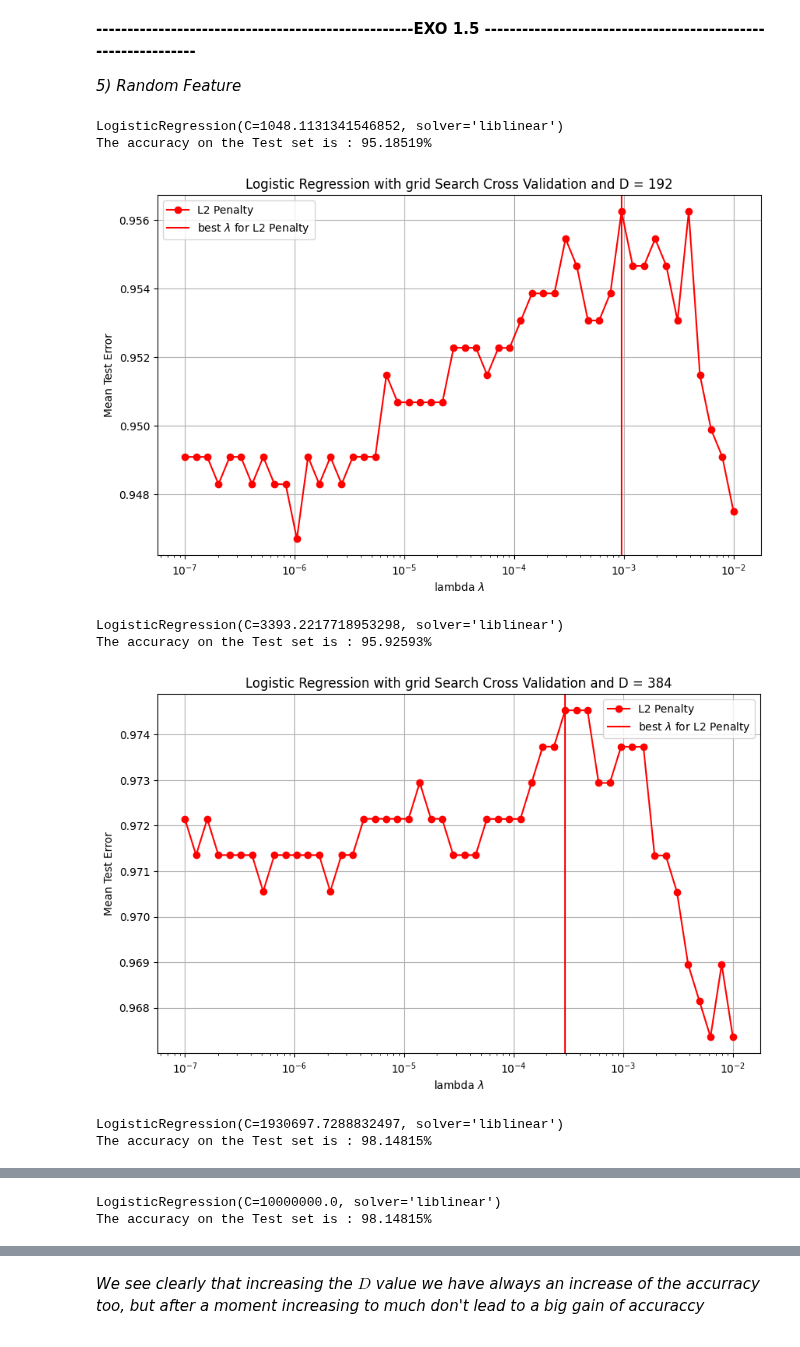
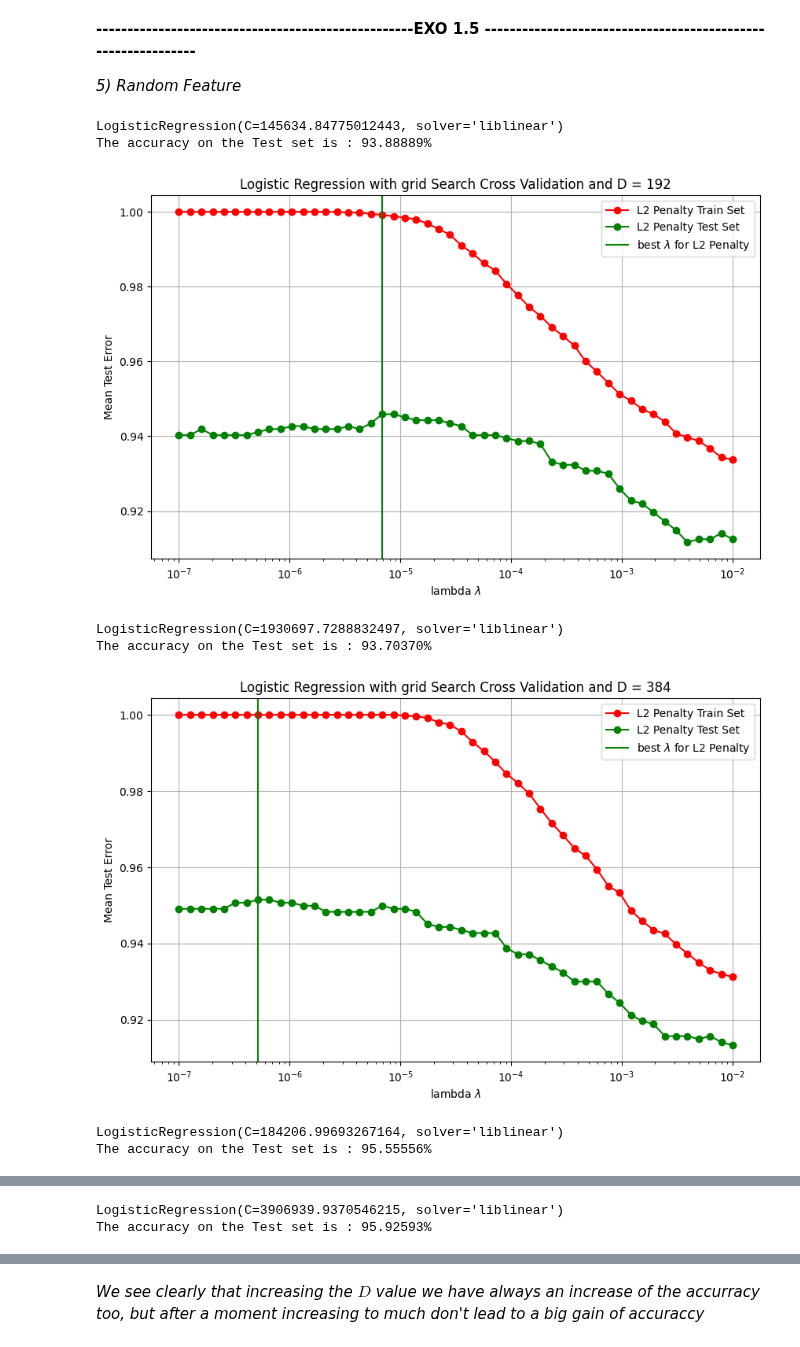
Before and after one commit to fpalmisa/FundamentalLearningEPFL, a Jupyter notebook: Homework 2/Homework2.ipynb, the cells around one changed output, grey strips where cells are left out. Drawn from its saved outputs; the diff is of its cells as text; code cells hidden in the pictures.

```diff
--- a/Homework 2/Homework2.ipynb
+++ b/Homework 2/Homework2.ipynb
@@ -146,17 +157,29 @@ The accuracy on the Test set is : 90.55556%
 # %%
 mean_test_l1 = cv_logregl1.cv_results_['mean_test_score']
+mean_train_l1 = grid_result.cv_results_['mean_train_score']
 mean_test_l2 = cv_logregl2.cv_results_['mean_test_score']
+mean_train_l2 = cv_logregl2.cv_results_['mean_train_score']
 
 lambda_ = np.logspace(-1,4,nbre_step)
 plt.figure(figsize= (10,6))
-plt.semilogx(lambda_, mean_test_l1, label='L1 Penalty', color = 'blue', marker = 'o')
-plt.semilogx(lambda_, mean_test_l2, label='L2 Penalty',  color = 'red', marker = 'o')
-plt.axvline(1/cv_logregl1.best_params_['C'], color = 'blue', label = 'best $\lambda$ for L1 Penalty')
-plt.axvline(1/cv_logregl2.best_params_['C'], color = 'red', label = 'best $\lambda$ for L2 Penalty')
+plt.semilogx(lambda_, mean_test_l1, label='L1 Test Set Error', color = 'green', marker = 'o')
+plt.semilogx(lambda_, mean_train_l1, label='L1 Train Set Error', color = 'red', marker = 'o')
+plt.axvline(1/cv_logregl1.best_params_['C'], color = 'green', label = 'best $\lambda$ for L1 Penalty')
 plt.xlabel('lambda $\lambda$')
 plt.ylabel('Mean Test Error')
 plt.legend()
 plt.title('Logistic Regression with grid Search Cross Validation')
 plt.grid()
 plt.show()
+
+plt.figure(figsize= (10,6))
+plt.semilogx(lambda_, mean_test_l2, label='L2 Test Set Error',  color = 'green', marker = 'o')
+plt.semilogx(lambda_, mean_train_l2, label='L2 Train Set Error',  color = 'red', marker = 'o')
+plt.axvline(1/cv_logregl2.best_params_['C'], color = 'green', label = 'best $\lambda$ for L2 Penalty')
+plt.xlabel('lambda $\lambda$')
+plt.ylabel('Mean Test Error')
+plt.legend()
+plt.title('Logistic Regression with grid Search Cross Validation')
+plt.grid()
+plt.show()
 # %% [output]
@@ -174,7 +198,8 @@ ridge = RidgeClassifier()
 
 parameters_ridge = {'alpha' :  np.logspace(1,7,nbre_step)/2}
 
-cv_ridge = GridSearchCV(ridge, parameters_ridge, scoring = 'accuracy', cv = 5)
+folds = KFold(n_splits = 5, shuffle = True, random_state = 10)
+cv_ridge = GridSearchCV(ridge, parameters_ridge, scoring = 'accuracy', cv = folds, return_train_score = True)
 cv_ridge.fit(x_train, y_train)
 
 cvopt_ridge= cv_ridge.best_estimator_
@@ -212,7 +239,8 @@ SVM = LinearSVC(loss = 'hinge') #take max_iter really big in order to don't have
 
 parameters_SVM = {'C' :  1/np.logspace(0,4,nbre_step)}
 
-cv_SVM = GridSearchCV(SVM, parameters_SVM, scoring = 'accuracy', cv = 5)
+folds = KFold(n_splits = 5, shuffle = True, random_state = 10)
+cv_SVM = GridSearchCV(SVM, parameters_SVM, scoring = 'accuracy', cv = folds, return_train_score = True)
 cv_SVM.fit(x_train, y_train)
 
 cvopt_SVM= cv_SVM.best_estimator_
@@ -251,8 +281,8 @@ RandomForest = RandomForestClassifier(max_depth = 10, min_samples_split = 10)
 
 para_RF ={'n_estimators' : np.logspace(1,4,nbre_step).astype(int)}
 
-
-cv_RF = GridSearchCV(RandomForest, para_RF, cv = 5)
+folds = KFold(n_splits = 5, shuffle = True, random_state = 10)
+cv_RF = GridSearchCV(RandomForest, para_RF, cv = folds,  return_train_score = True)
 cv_RF.fit(x_train, y_train)
 
 cvopt_RF= cv_RF.best_estimator_
@@ -295,41 +326,44 @@ lambda_ = np.logspace(-7,-2,50)
 
 for D in D_new:
     F = np.random.normal( loc = 0, scale = 1/np.sqrt(d), size = (D,d))
     u_train = 1/np.sqrt(D) * sigmoid(F@x_train.T).T
     u_test = 1/np.sqrt(D) * sigmoid(F@x_test.T).T
 
     log_reg_l2 = LogisticRegression(penalty = 'l2',solver = 'liblinear')
 
     parameters_logregl2 = {'C' :  1/(lambda_)}
 
-    cv_logregl2 = GridSearchCV(log_reg_l2, parameters_logregl2, scoring = 'accuracy', cv = 5)
+    folds = KFold(n_splits = 5, shuffle = True, random_state = 10)
+    cv_logregl2 = GridSearchCV(log_reg_l2, parameters_logregl2, scoring = 'accuracy', cv = folds, return_train_score = True)
     cv_logregl2.fit(u_train, y_train)
 
     cvopt_logregl2 = cv_logregl2.best_estimator_
     cvopt_logregl2.fit(u_train,y_train)
 
     accuracy_logregl2 = cvopt_logregl2.score(u_test, y_test)
 
     print(cvopt_logregl2)
     print(f"The accuracy on the Test set is : {accuracy_logregl2*100:.5f}%")
 
     mean_test_l2 = cv_logregl2.cv_results_['mean_test_score']
+    mean_train_l2 = cv_logregl2.cv_results_['mean_train_score']
 
     plt.figure(figsize= (10,6))
-    plt.semilogx(lambda_, mean_test_l2, label='L2 Penalty',  color = 'red', marker = 'o')
-    plt.axvline(1/cv_logregl2.best_params_['C'], color = 'red', label = 'best $\lambda$ for L2 Penalty')
+    plt.semilogx(lambda_, mean_train_l2, label='L2 Penalty Train Set',  color = 'red', marker = 'o')
+    plt.semilogx(lambda_, mean_test_l2, label='L2 Penalty Test Set',  color = 'green', marker = 'o')
+    plt.axvline(1/cv_logregl2.best_params_['C'], color = 'green', label = 'best $\lambda$ for L2 Penalty')
     plt.xlabel('lambda $\lambda$')
     plt.ylabel('Mean Test Error')
     plt.legend()
     plt.title('Logistic Regression with grid Search Cross Validation and D = '+str(D))
     plt.grid()
     plt.show()
 # %% [output]
-LogisticRegression(C=1048.1131341546852, solver='liblinear')
-The accuracy on the Test set is : 95.18519%
+LogisticRegression(C=145634.84775012443, solver='liblinear')
+The accuracy on the Test set is : 93.88889%
-[figure, old version]
+[figure, new version]
-LogisticRegression(C=3393.2217718953298, solver='liblinear')
-The accuracy on the Test set is : 95.92593%
+LogisticRegression(C=1930697.7288832497, solver='liblinear')
+The accuracy on the Test set is : 93.70370%
-[figure, old version]
+[figure, new version]
-LogisticRegression(C=1930697.7288832497, solver='liblinear')
-The accuracy on the Test set is : 98.14815%
+LogisticRegression(C=184206.99693267164, solver='liblinear')
+The accuracy on the Test set is : 95.55556%
@@ -337,2 +371,2 @@ The accuracy on the Test set is : 98.14815%
-LogisticRegression(C=10000000.0, solver='liblinear')
-The accuracy on the Test set is : 98.14815%
+LogisticRegression(C=3906939.9370546215, solver='liblinear')
+The accuracy on the Test set is : 95.92593%
```
Also changed, not shown: parts of 31 cells of this notebook.
